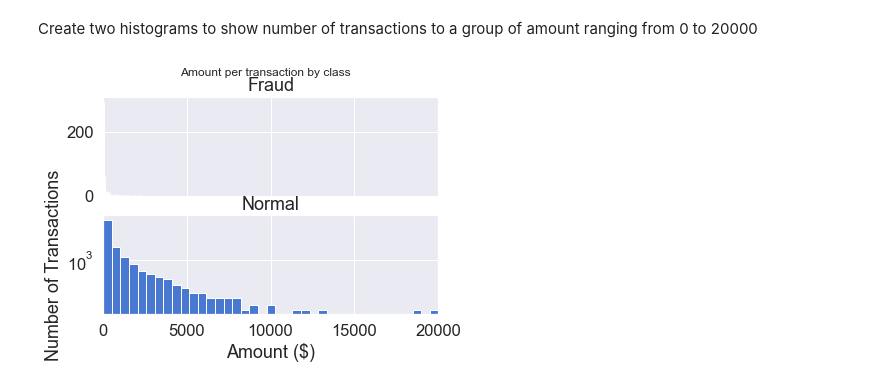
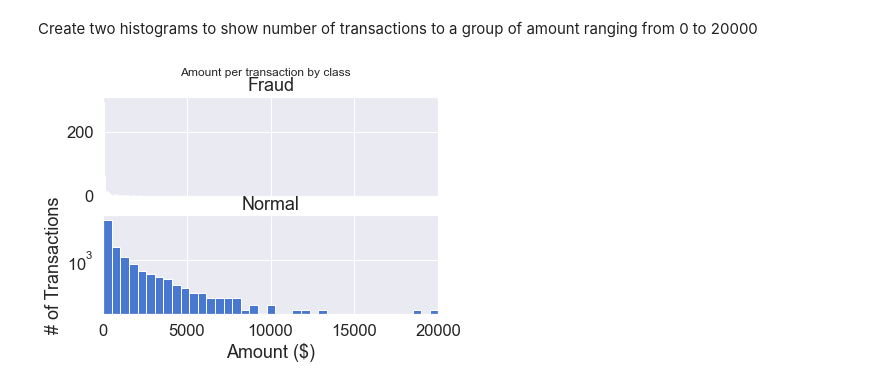
Before and after one commit to kytranl0/AIBasic, a Jupyter notebook: model_development/Model_dev.ipynb, the cells around one changed output. Drawn from its saved outputs; the diff is of its cells as text; code cells hidden in the pictures.

Commit message:
fixed graph

```diff
--- a/model_development/Model_dev.ipynb
+++ b/model_development/Model_dev.ipynb
@@ -114,21 +114,21 @@ Name: Amount, dtype: float64
 # %% [markdown]
 Create two histograms to show number of transactions to a group of amount ranging from 0 to 20000
 # %%
-f, (ax1, ax2) = plt.subplots(2, 1, sharex=True)
+f, (ax1, ax2) = plt.subplots(2,1, sharex=True)
 f.suptitle('Amount per transaction by class')
 
 bins = 50
 
-ax1.hist(fraudsDF.Amount, bins = bins)
+ax1.hist(fraudsDF.Amount, bins=bins)
 ax1.set_title('Fraud')
 
-ax2.hist(normalDF.Amount, bins = bins)
+ax2.hist(normalDF.Amount, bins=bins)
 ax2.set_title('Normal')
 
 plt.xlabel('Amount ($)')
-plt.ylabel('Number of Transactions')
+plt.ylabel('# of Transactions')
 plt.xlim((0, 20000))
 plt.yscale('log')
 plt.show()
 # %% [output]
-[figure, old version]
+[figure, new version]
```
